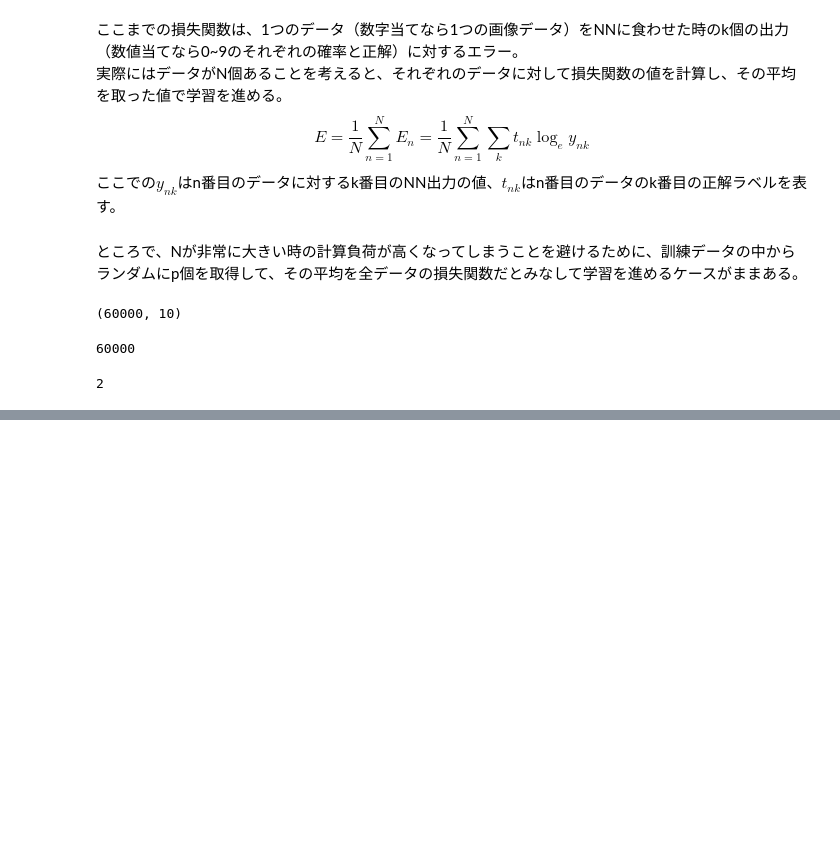
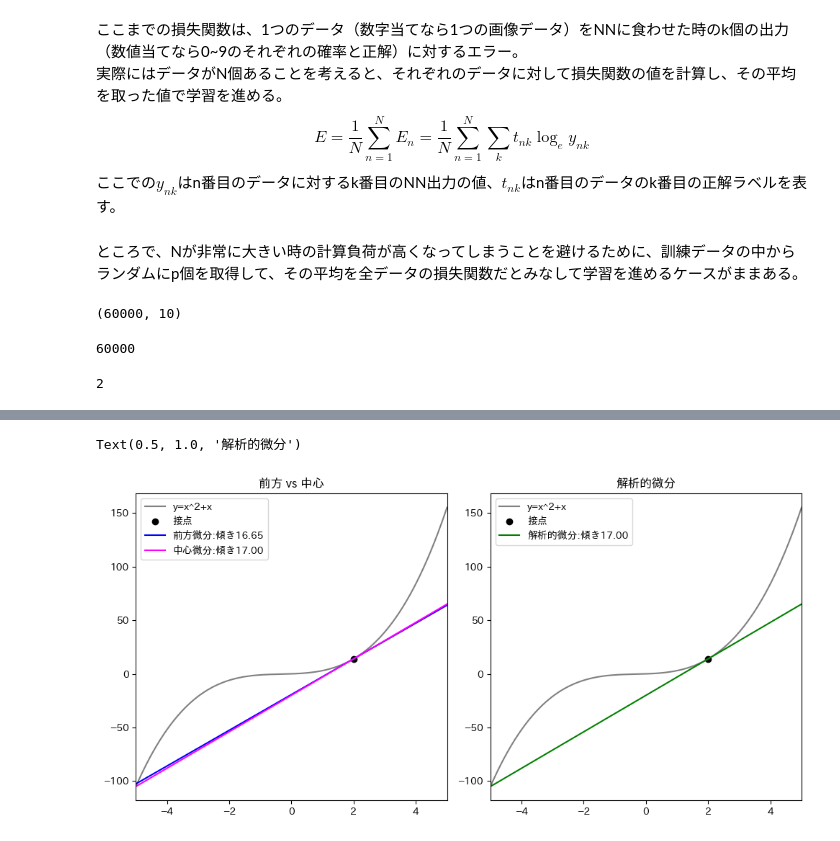
Before and after one commit to yutaro1127/zerotsuku, a Jupyter notebook: zerotsuku.ipynb, the cells around one changed output, grey strips where cells are left out. Saved outputs shown, nothing was run; the diff lists cells and outputs as text; code cells hidden in the pictures; blank space fills up the shorter version.

```diff
--- a/zerotsuku.ipynb
+++ b/zerotsuku.ipynb
@@ -775,0 +747,39 @@ plt.legend()
+# %%
+def f(x):
+    return x**3 + x**2 + x
+def f_anal_diff(x):
+    return 3*x**2 + 2*x + 1
+
+x = np.linspace(-5,5,1000)
+y = f(x)
+
+h=.05 # 微小期間(わかりやすさのためあえて大きい数値を使っている。)
+x_center=2 # x=2の周辺で微分を行う
+y_center = f(x_center) # x=2の時のy座標
+
+diff_center = (f(x_center+h)-f(x_center-h)) / (2*h)
+diff_front =  (f(x_center)-f(x_center-h)) / (h)
+analitic_diff = f_anal_diff(x_center)
+
+diff = [diff_front,diff_center,analitic_diff]
+labels = ['前方微分','中心微分','解析的微分']
+
+fig,axes = plt.subplots(1,2,figsize=(10,5),tight_layout=True)
+
+axes[0].plot(x,y,c='gray',label = 'y=x^2+x')
+axes[0].scatter(x_center,y_center,c='black',label = '接点')
+axes[0].plot(x,diff[0]*(x-x_center)+y_center,c='blue',label=f'{labels[0]}:傾き{np.max(diff[0]):.2f}')
+axes[0].plot(x,diff[1]*(x-x_center)+y_center,c='magenta',label=f'{labels[1]}:傾き{np.max(diff[1]):.2f}')
+axes[0].set_xlim(-5,5)
+axes[0].legend(loc='best')
+axes[0].set_title('前方 vs 中心')
+
+axes[1].plot(x,y,c='gray',label = 'y=x^2+x')
+axes[1].scatter(x_center,y_center,c='black',label = '接点')
+axes[1].plot(x,diff[2]*(x-x_center)+y_center,c='green',label=f'{labels[2]}:傾き{np.max(diff[2]):.2f}')
+axes[1].set_xlim(-5,5)
+axes[1].legend(loc='best')
+axes[1].set_title('解析的微分')
+# %% [output]
+Text(0.5, 1.0, '解析的微分')
+[figure, added]
```
Also changed, not shown: parts of 26 cells of this notebook, 9 other files.
